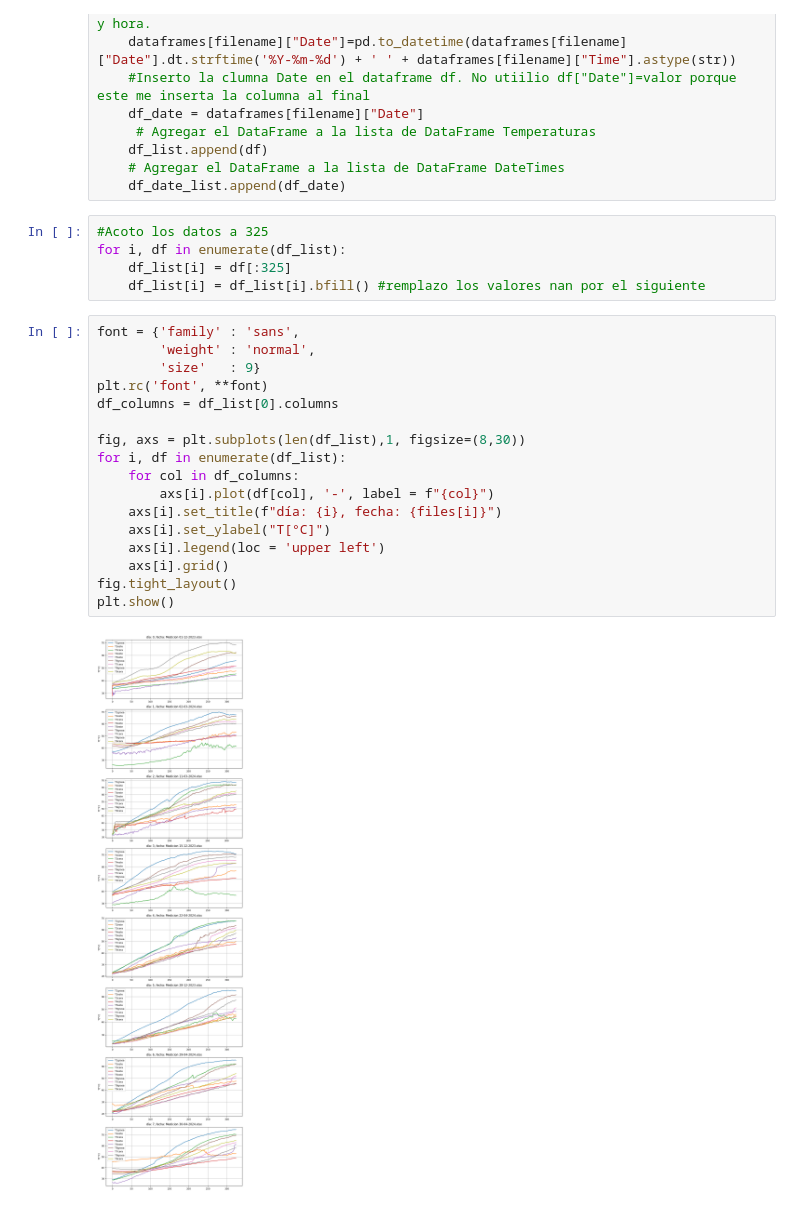
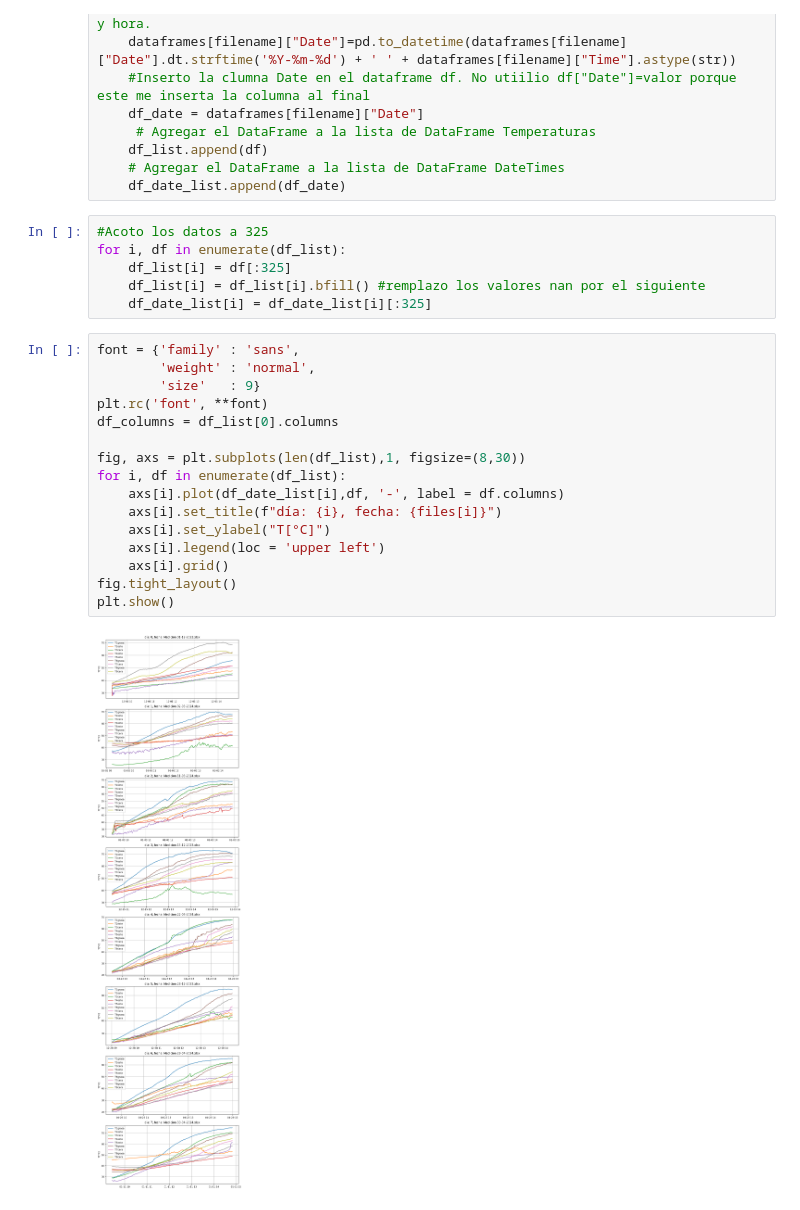
Before and after one commit to sebastlop/st-acumulador-angel-fabio, a Jupyter notebook: Code-file/acumulador-NN.ipynb, the cells around one changed output. Saved outputs shown, nothing was run; the diff lists cells and outputs as text.

```diff
--- a/Code-file/acumulador-NN.ipynb
+++ b/Code-file/acumulador-NN.ipynb
@@ -54,22 +54,22 @@ for filename in files:
 for i, df in enumerate(df_list):
     df_list[i] = df[:325]
     df_list[i] = df_list[i].bfill() #remplazo los valores nan por el siguiente
+    df_date_list[i] = df_date_list[i][:325]
 # %%
 font = {'family' : 'sans',
         'weight' : 'normal',
         'size'   : 9}
 plt.rc('font', **font)
 df_columns = df_list[0].columns
 
 fig, axs = plt.subplots(len(df_list),1, figsize=(8,30))
 for i, df in enumerate(df_list):
-    for col in df_columns:
-        axs[i].plot(df[col], '-', label = f"{col}")
+    axs[i].plot(df_date_list[i],df, '-', label = df.columns)
     axs[i].set_title(f"día: {i}, fecha: {files[i]}")
     axs[i].set_ylabel("T[°C]")
     axs[i].legend(loc = 'upper left')
     axs[i].grid()
 fig.tight_layout()
 plt.show()
 # %% [output]
-[figure, old version]
+[figure, new version]
```
Also changed, not shown: parts of 1 cell of this notebook.
